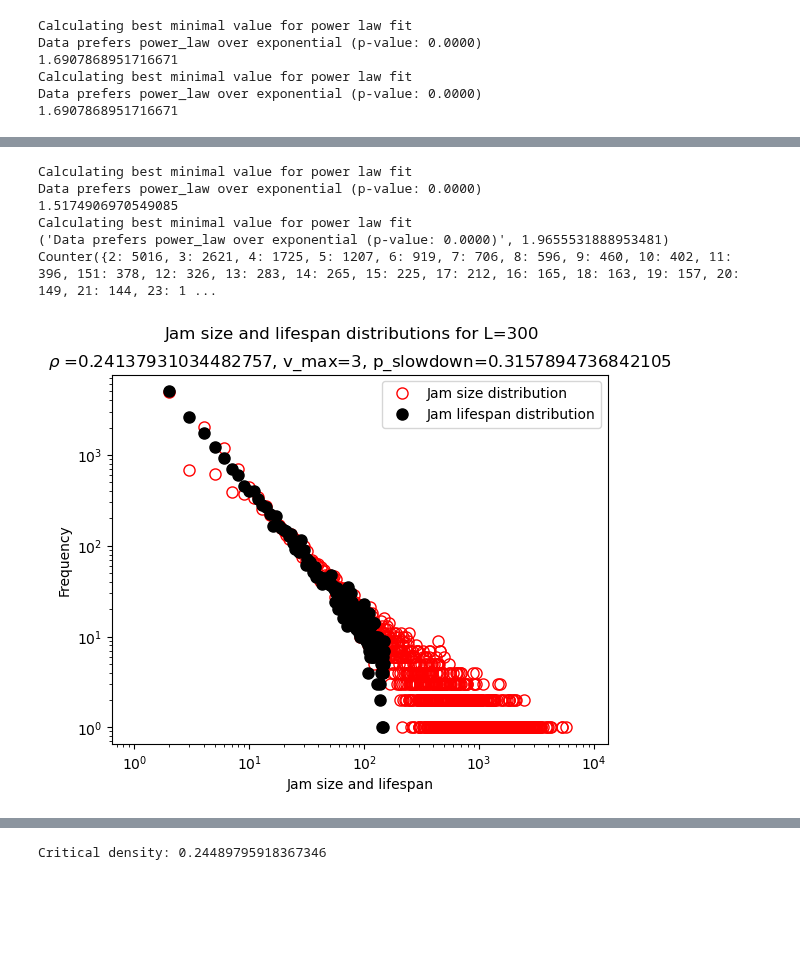
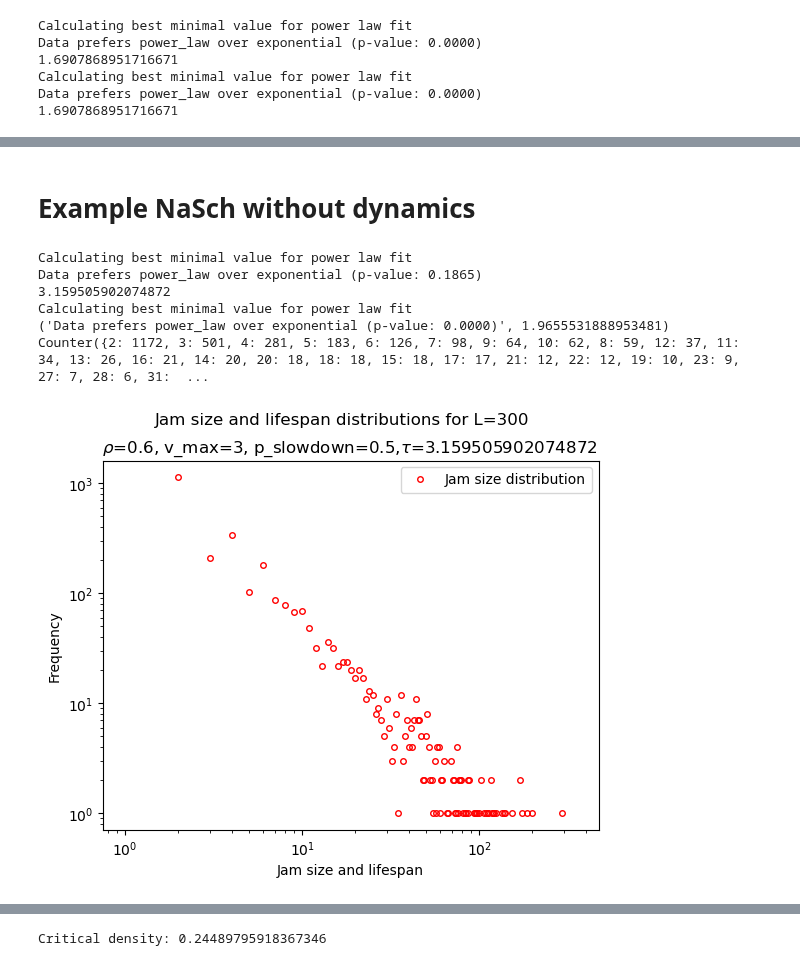
Before and after one commit to ThomasTenDamme/CSS-Group1, a Jupyter notebook: caros_notebook.ipynb, the cells around one changed output, grey strips where cells are left out. Drawn from its saved outputs; the diff is of its cells as text; code cells hidden in the pictures; blank space fills up the shorter version.

```diff
--- a/caros_notebook.ipynb
+++ b/caros_notebook.ipynb
@@ -352,3 +277,5 @@ ValueError: x and y must have same first dimension, but have shapes (9,) and (1,
+# %% [markdown]
+# Example NaSch without dynamics
 # %%
 import sys
 sys.setrecursionlimit(10000)
@@ -356,10 +283,10 @@ sys.setrecursionlimit(10000)
 #Critical densities for p_slowdown and vmax
 #0.3157894736842105,3,"[0.20689655172413793, 0.20689655172413793, 0.27586206896551724, 0.27586206896551724, 0.24137931034482757]
 
-p = 0.8 #0.24137931034482757
+p = 0.24137931034482757
 L = 300
 T = int(L/2)
-n = 50
+n = 10
 
 # NaSch parameters
 p_slowdown = 0.3157894736842105
@@ -375,37 +302,37 @@ current_state = initial_state_nasch(L=L, p=p, v_max=v_max)
 evolution = nasch_step(current_state, v_max=v_max, p_slowdown=p_slowdown,
                        dynamic_model=False, neighbourhood_size=neighbourhood_size,
                        entry_chance=entry_chance, exit_chance=exit_chance)
 
 lifespan_counter, jam_size_counter, evolutions = run_model_stochastic(p, L, T, n, v_max=v_max, p_slowdown = p_slowdown,
                                                                       return_evolutions=True, dynamic_model=False, neighbourhood_size=neighbourhood_size,
                                                                       entry_chance=entry_chance, exit_chance=exit_chance)
 
 
 def power(x,b):
     return x**(-b)
 
 result, exponent = analyze_powerlaw_distribution(list(jam_size_counter.elements()))
 print(result) #print result of power law test
 print(exponent)
 esult_lifespan_test = analyze_powerlaw_distribution(list(lifespan_counter.elements()))
 print(result_lifespan_test) #print result of power law test
 print(lifespan_counter)
 
-plt.loglog(range(1, int(max(jam_size_counter.keys()))), [jam_size_counter[i] for i in range(1, int(max(jam_size_counter.keys())))], 'o', markerfacecolor='none', markeredgecolor='red', markersize=8)
-plt.loglog(range(1, int(max(lifespan_counter.keys()))), [lifespan_counter[i] for i in range(1, int(max(lifespan_counter.keys())))], 'o', color='black', markersize=8)
+plt.loglog(range(1, int(max(jam_size_counter.keys()))), [jam_size_counter[i] for i in range(1, int(max(jam_size_counter.keys())))], 'o', markerfacecolor='none', markeredgecolor='red', markersize=4)
+#plt.loglog(range(1, int(max(lifespan_counter.keys()))), [lifespan_counter[i] for i in range(1, int(max(lifespan_counter.keys())))], 'o', color='black', markersize=8)
 #line to plot the critical exponent line in the plot
 #plt.loglog(range(1, int(max(jam_size_counter.keys()))), power(range(1, int(max(jam_size_counter.keys()))), exponent), '--')
 plt.legend(['Jam size distribution', 'Jam lifespan distribution'])
-plt.title('$\\rho$ =0.24137931034482757, v_max=3, p_slowdown=0.3157894736842105')
+plt.title(f'$\\rho$=0.6, v_max=3, p_slowdown=0.5,$\\tau$={exponent} ')
 plt.xlabel('Jam size and lifespan')
 plt.ylabel('Frequency')
 plt.suptitle('Jam size and lifespan distributions for L=300')
 plt.show()
 # %% [output]
 Calculating best minimal value for power law fit
-Data prefers power_law over exponential (p-value: 0.0000)
-1.5174906970549085
+Data prefers power_law over exponential (p-value: 0.1865)
+3.159505902074872
 Calculating best minimal value for power law fit
 ('Data prefers power_law over exponential (p-value: 0.0000)', 1.9655531888953481)
-Counter({2: 5016, 3: 2621, 4: 1725, 5: 1207, 6: 919, 7: 706, 8: 596, 9: 460, 10: 402, 11: 396, 151: 378, 12: 326, 13: 283, 14: 265, 15: 225, 17: 212, 16: 165, 18: 163, 19: 157, 20: 149, 21: 144, 23: 1 ...
+Counter({2: 1172, 3: 501, 4: 281, 5: 183, 6: 126, 7: 98, 9: 64, 10: 62, 8: 59, 12: 37, 11: 34, 13: 26, 16: 21, 14: 20, 20: 18, 18: 18, 15: 18, 17: 17, 21: 12, 22: 12, 19: 10, 23: 9, 27: 7, 28: 6, 31:  ...
-[figure, old version]
+[figure, new version]
```
Also changed, not shown: parts of 13 cells of this notebook.
